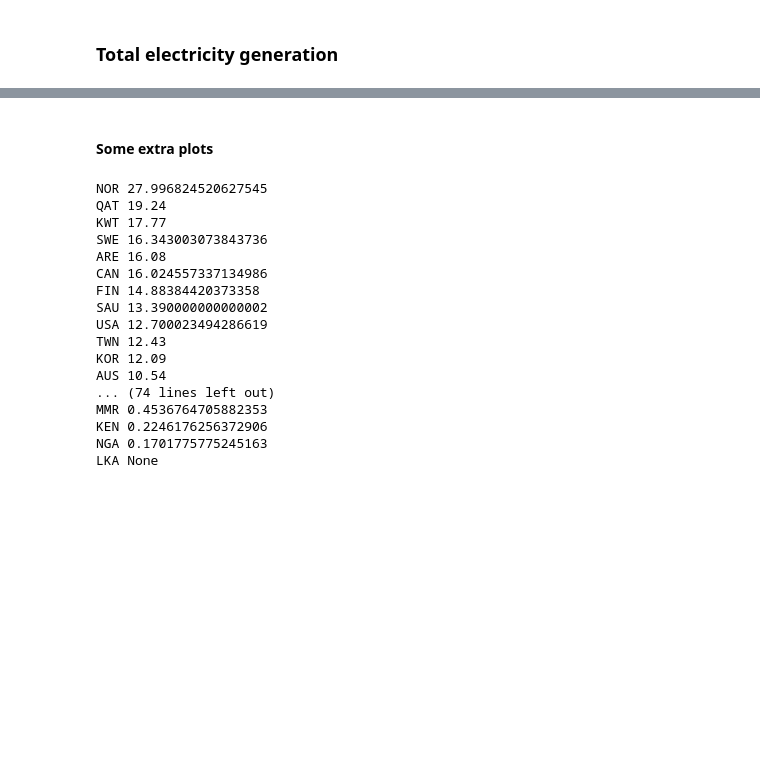
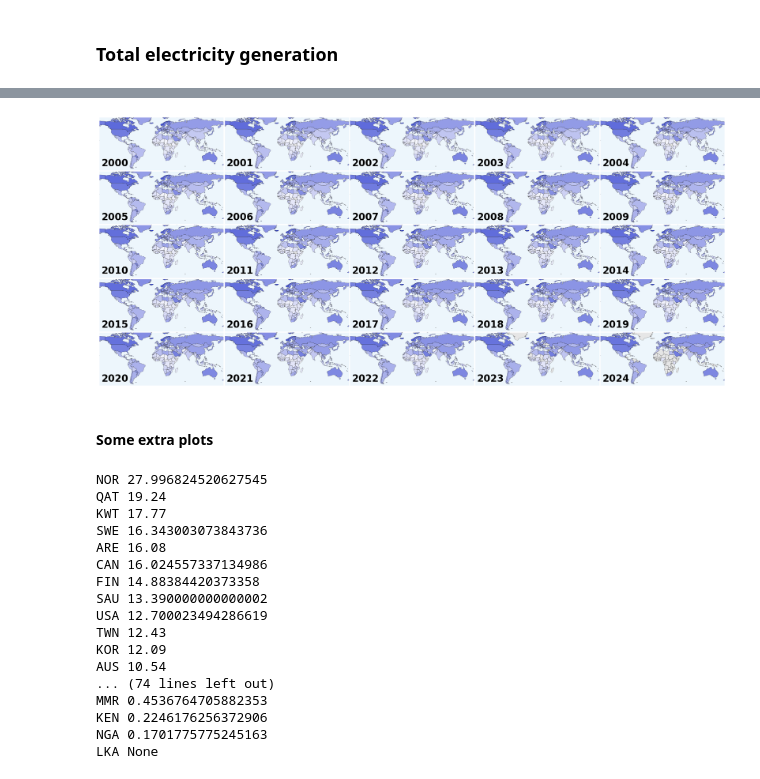
Before and after one commit to raulgarciadiez/energy_maps, a Jupyter notebook: color_code.ipynb, the cells around one changed output, grey strips where cells are left out. Cells and saved outputs as stored; diff of their text form; code cells hidden in the pictures; blank space fills up the shorter version.

```diff
--- a/color_code.ipynb
+++ b/color_code.ipynb
@@ -526,3 +596,28 @@ cbar_label = "Electricity generated (MWh/capita)"
+# %%
+DATA_COLUMN = "Total Generation per capita"
+
+ratio_map = 2.3215
+H = 10 # given height
+
+fig, axes = plt.subplots(5, 5, figsize=(H*ratio_map, H))
+axes = axes.flatten()  # make it 1D array for easy iteration
+
+years = year_results.keys()
+
+for ax, year in zip(axes, years):
+    plot_map(ax, year, DATA_COLUMN, "#1628CA", cbar_label=None, cbar_ON=False)
+    ax.set_aspect("auto")
+
+plt.subplots_adjust(
+    wspace=0.01,  # width space between columns
+    hspace=0.02   # height space between rows
+)
+
+plt.show()
+
+fig.savefig(f"map_{DATA_COLUMN}_all_years.jpg", dpi=300, bbox_inches="tight")
+# %% [output]
+[figure, added]
 # %% [markdown]
 #### Some extra plots
 # %%
```
Also changed, not shown: parts of 8 cells of this notebook, 9 other files.
